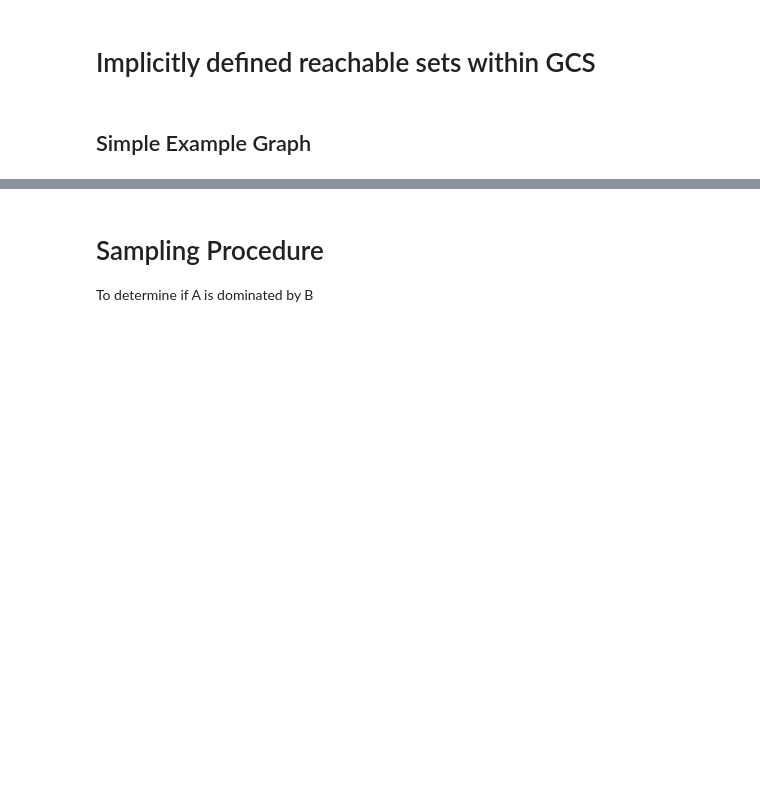
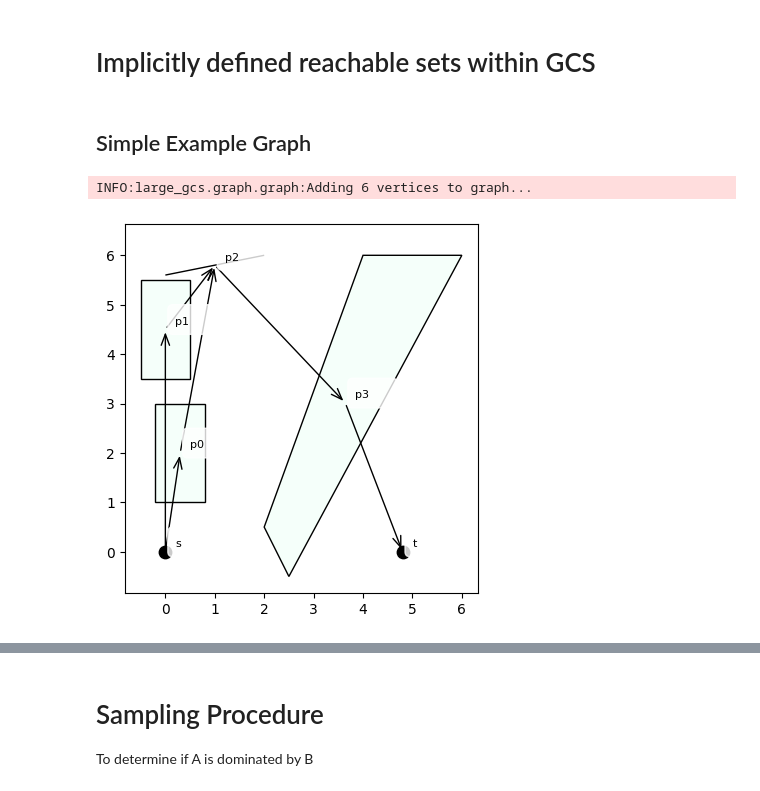
Before and after one commit to shaoyuancc/large_gcs, a Jupyter notebook: explorations/reachability_implicit_gcs.ipynb, the cells around one changed output, grey strips where cells are left out. Drawn from its saved outputs; the diff is of its cells as text; code cells hidden in the pictures; blank space fills up the shorter version.

```diff
--- a/explorations/reachability_implicit_gcs.ipynb
+++ b/explorations/reachability_implicit_gcs.ipynb
@@ -15,10 +15,14 @@ logging.getLogger("large_gcs").setLevel(logging.DEBUG)
 # %% [markdown]
 ## Simple Example Graph
 # %%
-g = create_simplest_hor_vert_graph()
+# g = create_simplest_hor_vert_graph()
+g = create_intermediate_line_hor_vert_graph()
 g.plot_sets()
 g.plot_edges()
 g.plot_set_labels()
+# %% [output]
+INFO:large_gcs.graph.graph:Adding 6 vertices to graph...
+[figure, added]
 # %%
 sol = g.solve_shortest_path()
 g.plot_sets()
```
Also changed, not shown: parts of 12 cells of this notebook, 12 other files.
